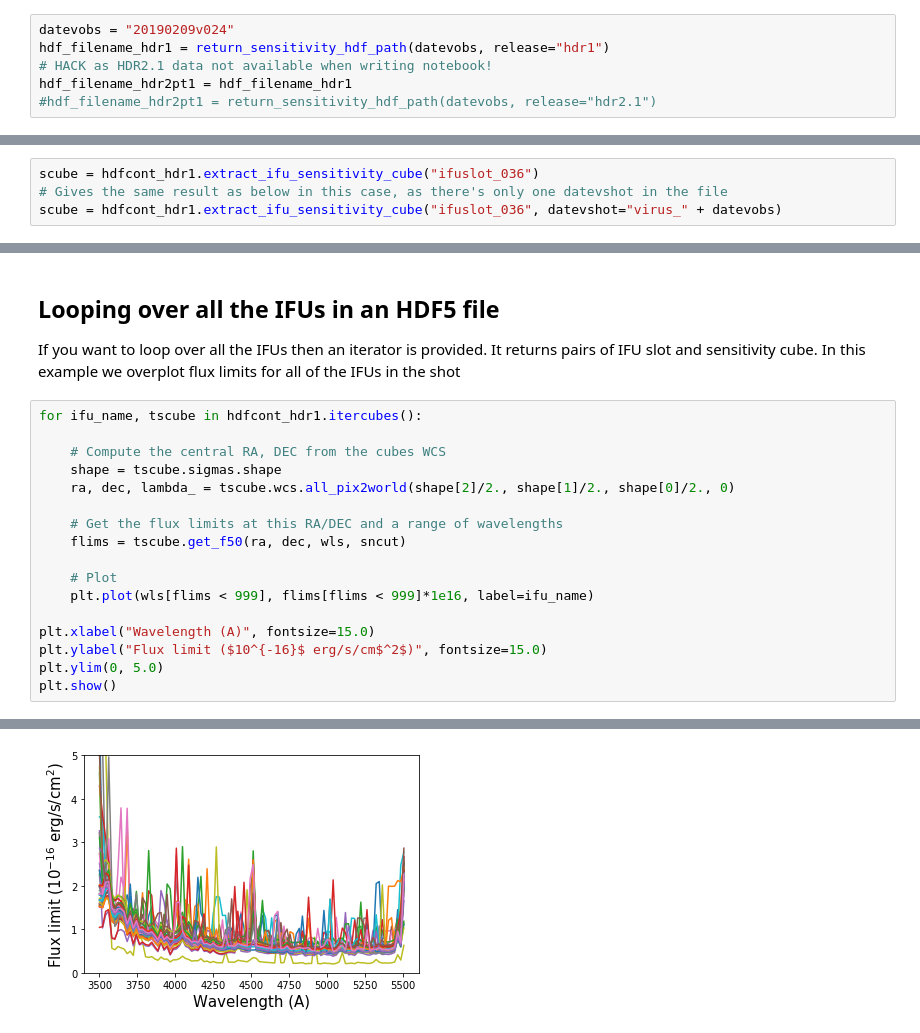
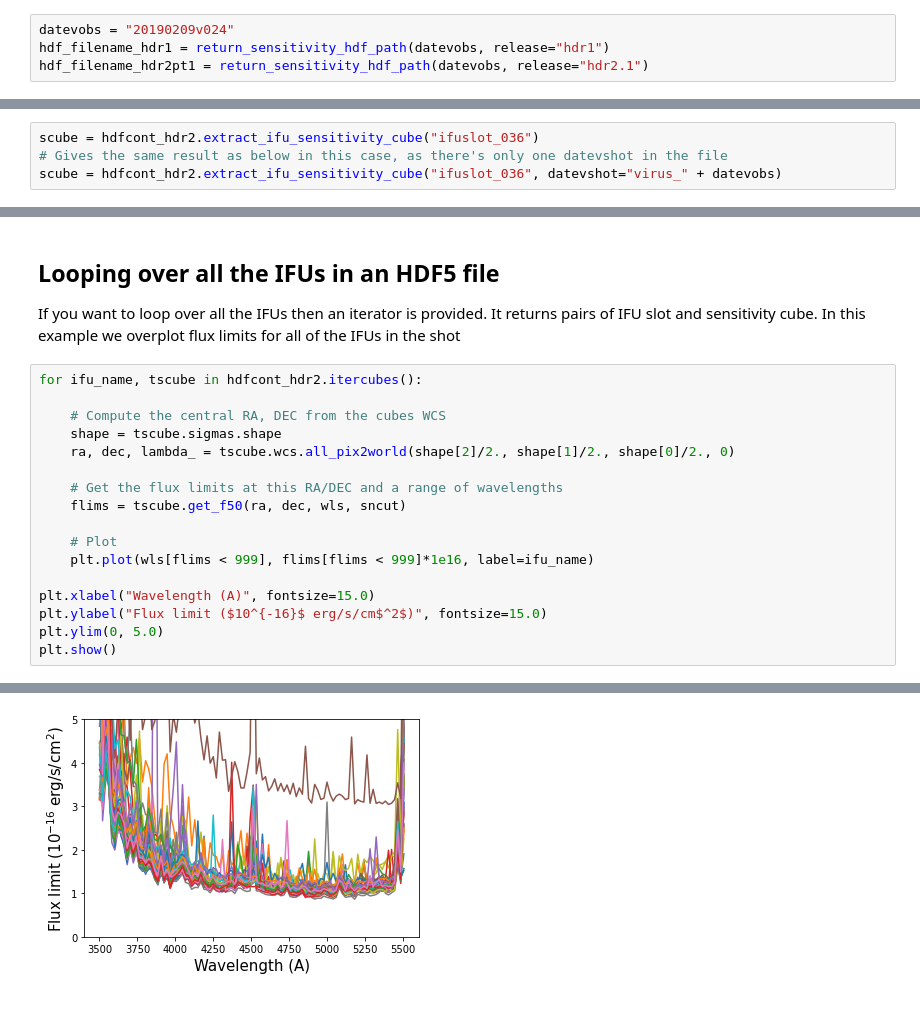
Before and after one commit to HETDEX/hetdex_api, a Jupyter notebook: notebooks/04-Getting_Flux_Limits_from_the_HDF5_Files.ipynb, the cells around one changed output, grey strips where cells are left out. Drawn from its saved outputs; the diff is of its cells as text.

Commit message:
* Updated notebook

```diff
--- a/notebooks/04-Getting_Flux_Limits_from_the_HDF5_Files.ipynb
+++ b/notebooks/04-Getting_Flux_Limits_from_the_HDF5_Files.ipynb
@@ -39,9 +41,7 @@ Let pick datevobs ``20190209v024`` as an example.
 # %%
 datevobs = "20190209v024"
 hdf_filename_hdr1 = return_sensitivity_hdf_path(datevobs, release="hdr1")
-# HACK as HDR2.1 data not available when writing notebook!
-hdf_filename_hdr2pt1 = hdf_filename_hdr1
-#hdf_filename_hdr2pt1 = return_sensitivity_hdf_path(datevobs, release="hdr2.1")
+hdf_filename_hdr2pt1 = return_sensitivity_hdf_path(datevobs, release="hdr2.1")
 # %% [markdown]
 ## New: Choosing your data release model
 # %% [markdown]
@@ -87,5 +91,5 @@ We can extract a particular IFU like this. Note that you have to add the string
 # %%
-scube = hdfcont_hdr1.extract_ifu_sensitivity_cube("ifuslot_036")
+scube = hdfcont_hdr2.extract_ifu_sensitivity_cube("ifuslot_036")
 # Gives the same result as below in this case, as there's only one datevshot in the file
-scube = hdfcont_hdr1.extract_ifu_sensitivity_cube("ifuslot_036", datevshot="virus_" + datevobs)
+scube = hdfcont_hdr2.extract_ifu_sensitivity_cube("ifuslot_036", datevshot="virus_" + datevobs)
 # %% [output]
@@ -168,7 +176,7 @@ Text(0, 0.5, 'Detected Fraction')
 ## Looping over all the IFUs in an HDF5 file
 If you want to loop over all the IFUs then an iterator is provided. It returns pairs of IFU slot and sensitivity cube. In this example we overplot flux limits for all of the IFUs in the shot
 # %%
-for ifu_name, tscube in hdfcont_hdr1.itercubes():
+for ifu_name, tscube in hdfcont_hdr2.itercubes():
 
     # Compute the central RA, DEC from the cubes WCS
     shape = tscube.sigmas.shape
@@ -189 +197 @@ No nsigma found, assuming nsigma=6 (warning will not repeat)
-[figure, old version]
+[figure, new version]
```
Also changed, not shown: parts of 21 cells of this notebook, 1 other file.
